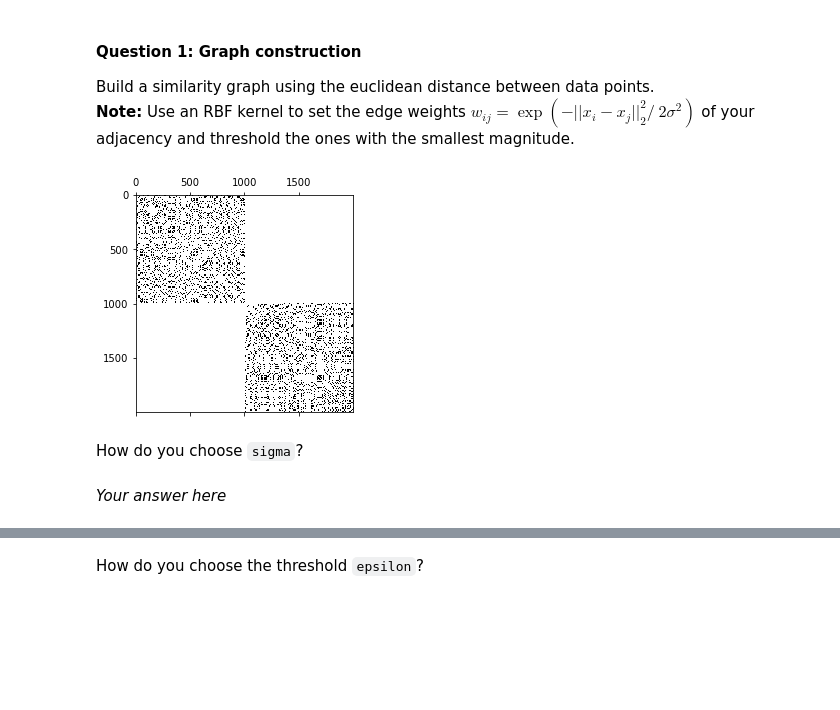
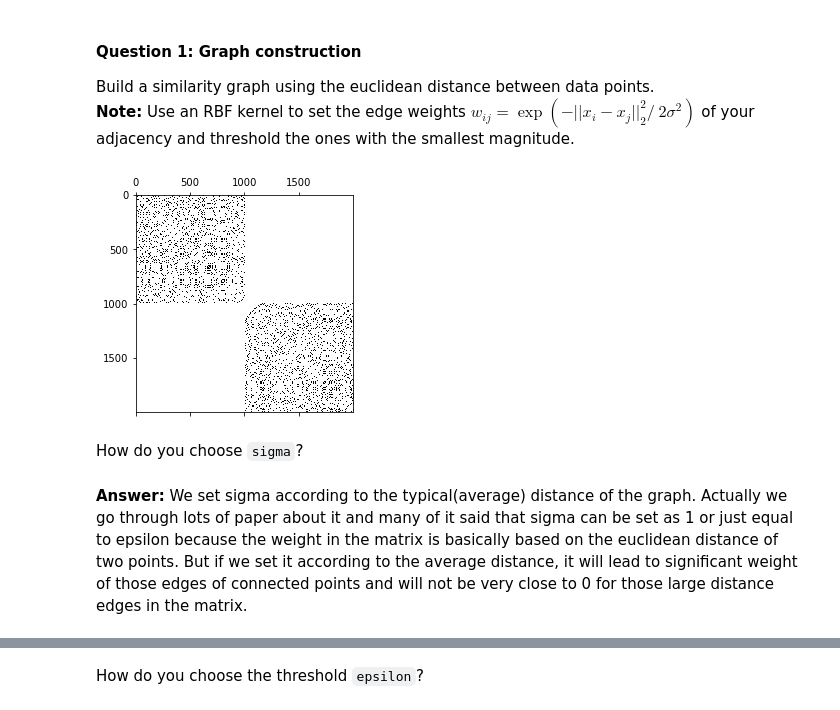
Before and after one commit to Sytta/ntds_2019, a Jupyter notebook: assignments/2_learning_with_graphs.ipynb, the cells around one changed output, grey strips where cells are left out. Cells and saved outputs as stored; diff of their text form; code cells hidden in the pictures; blank space fills up the shorter version.

```diff
--- a/assignments/2_learning_with_graphs.ipynb
+++ b/assignments/2_learning_with_graphs.ipynb
@@ -78,15 +78,16 @@ def epsilon_similarity_graph(X: np.ndarray, sigma=1, epsilon=0):
     adjacency[pairwise_dists >= epsilon] = 0
     return adjacency
 # %%
-adjacency = epsilon_similarity_graph(X, sigma=3.0, epsilon=0.73)
+# NB: run the following 3 blocks first to decide the value of sigma and epsilon!!!!
+adjacency = epsilon_similarity_graph(X, sigma=3.0, epsilon=0.52)
 plt.spy(adjacency)
 plt.show()
 # %% [output]
-[figure, old version]
+[figure, new version]
 # %% [markdown]
 How do you choose `sigma`?
-# %% [markdown]
-*Your answer here*
+# %% [markdown]
+**Answer:** We set sigma according to the typical(average) distance of the graph. Actually we go through lots of paper about it and many of it said that sigma can be set as 1 or just equal to epsilon because the weight in the matrix is basically based on the euclidean distance of two points. But if we set it according to the average distance, it will lead to significant weight of those edges of connected points and will not be very close to 0 for those large distance edges in the matrix.
 # %%
 dist = pdist(X,metric='euclidean')
 # %%
```
Also changed, not shown: parts of 16 cells of this notebook.
